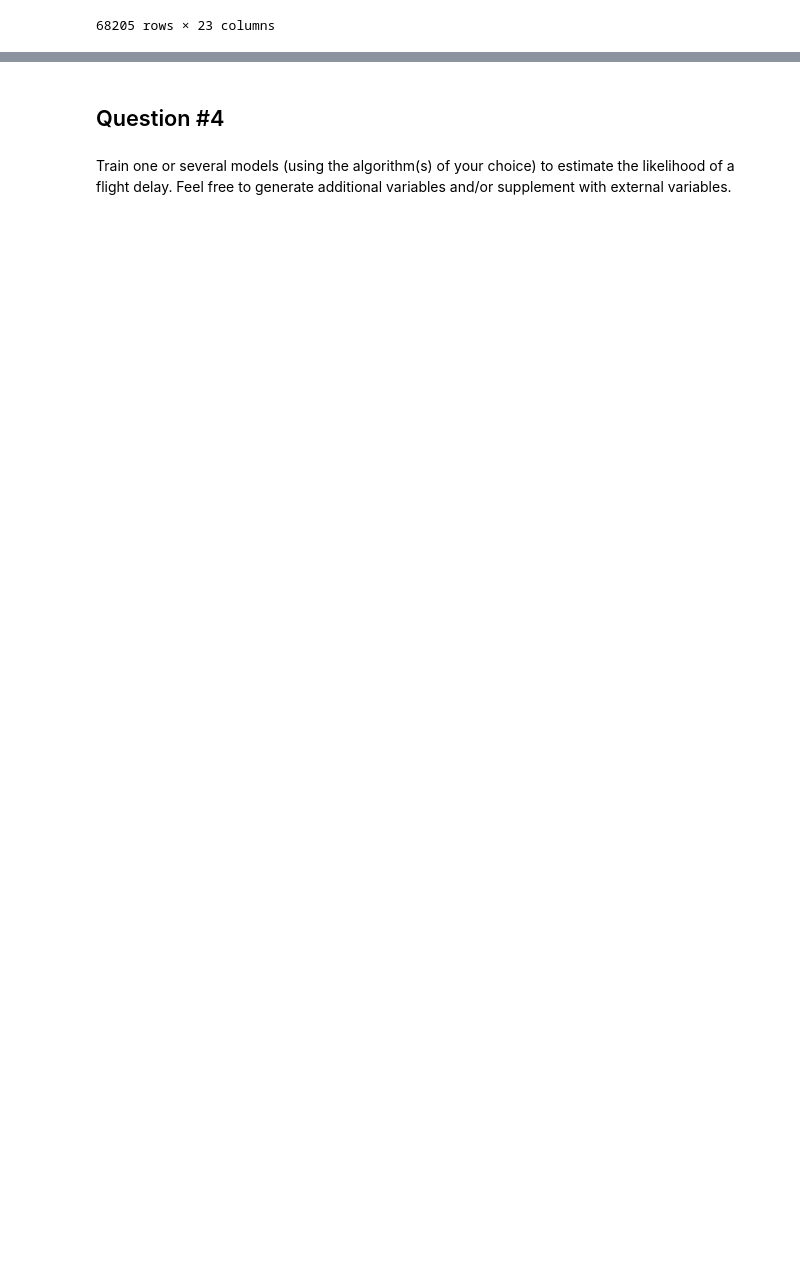
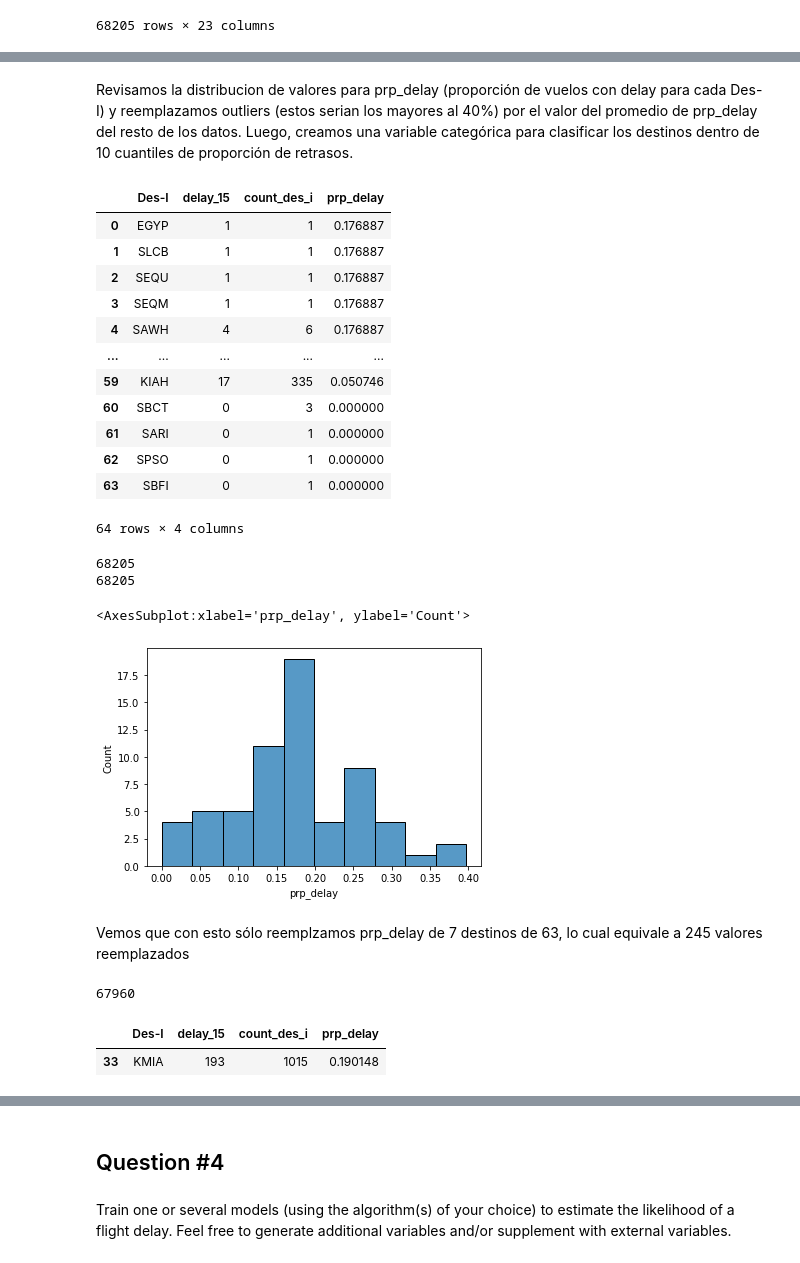
Before and after one commit to almendradelmoral/Challenge-Data-Scientist-Almendra-del-Moral, a Jupyter notebook: solution.ipynb, the cells around one changed output, grey strips where cells are left out. Drawn from its saved outputs; the diff is of its cells as text; code cells hidden in the pictures; blank space fills up the shorter version.

Commit message:
draft de nueva variable

```diff
--- a/solution.ipynb
+++ b/solution.ipynb
@@ -373,0 +360,39 @@ df
+# %% [markdown]
+Revisamos la distribucion de valores para prp_delay (proporción de vuelos con delay para cada Des-I) y reemplazamos outliers (estos serian los mayores al 40%) por el valor del promedio de prp_delay del resto de los datos. Luego, creamos una variable categórica para clasificar los destinos dentro de 10 cuantiles de proporción de retrasos.
+# %%
+# Creamos la clasificación de los 10 cuantiles
+mean_to_replace = tmp[tmp.prp_delay<=0.4].prp_delay.mean()
+tmp.loc[tmp.prp_delay>0.4,'prp_delay'] = mean_to_replace
+display(tmp)
+print(tmp.count_des_i.sum())
+print(len(df))
+sns.histplot(tmp.prp_delay, bins=10)
+# %% [output]
+|  | Des-I | delay_15 | count_des_i | prp_delay |
+| 0 | EGYP | 1 | 1 | 0.176887 |
+| 1 | SLCB | 1 | 1 | 0.176887 |
+| 2 | SEQU | 1 | 1 | 0.176887 |
+| 3 | SEQM | 1 | 1 | 0.176887 |
+| 4 | SAWH | 4 | 6 | 0.176887 |
+| ... | ... | ... | ... | ... |
+| 59 | KIAH | 17 | 335 | 0.050746 |
+| 60 | SBCT | 0 | 3 | 0.000000 |
+| 61 | SARI | 0 | 1 | 0.000000 |
+| 62 | SPSO | 0 | 1 | 0.000000 |
+| 63 | SBFI | 0 | 1 | 0.000000 |
+64 rows × 4 columns
+68205
+68205
+<AxesSubplot:xlabel='prp_delay', ylabel='Count'>
+[figure, added]
+# %% [markdown]
+Vemos que con esto sólo reemplzamos prp_delay de 7 destinos de 63, lo cual equivale a 245 valores reemplazados
+# %%
+tmp.count_des_i.sum().
+# %% [output]
+67960
+# %%
+tmp[tmp['Des-I']=='KMIA']
+# %% [output]
+|  | Des-I | delay_15 | count_des_i | prp_delay |
+| 33 | KMIA | 193 | 1015 | 0.190148 |
```
Also changed, not shown: parts of 8 cells of this notebook.
